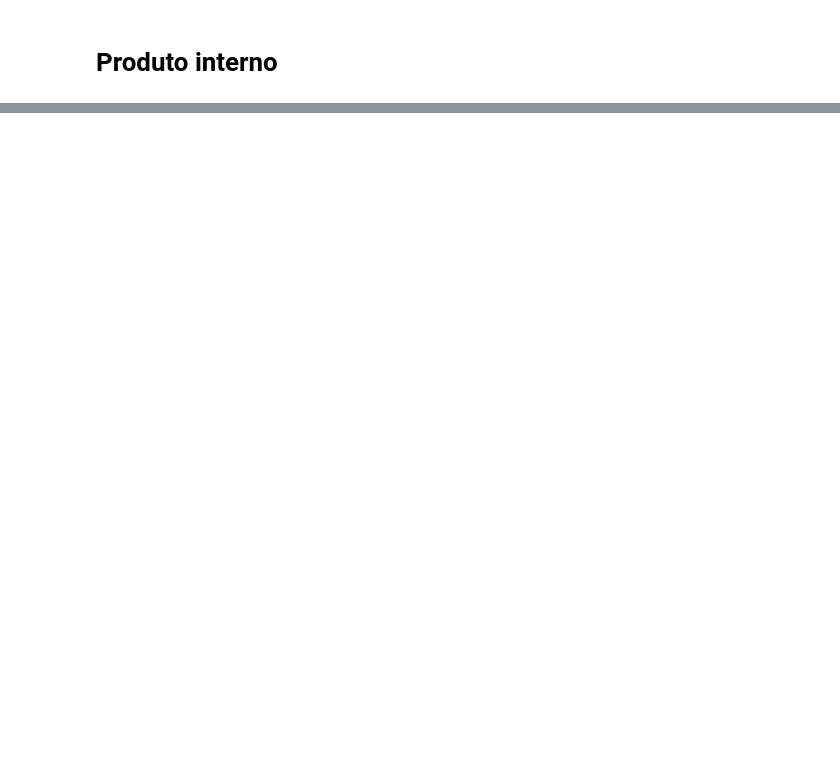
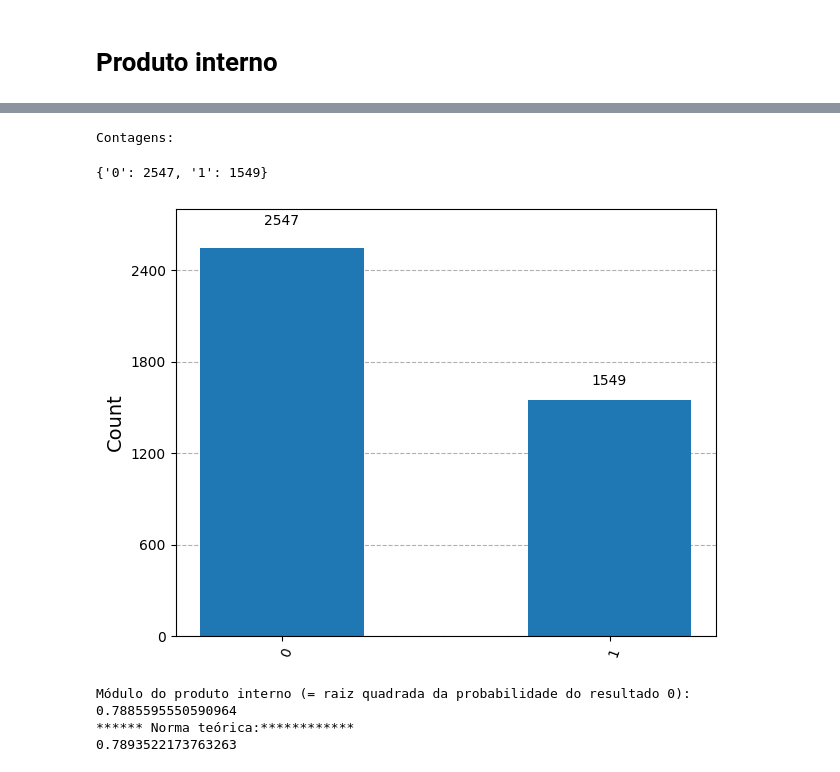
Before and after one commit to LucioFassarella/AMQ, a Jupyter notebook: Qiskit_HHL_espandido.ipynb, the cells around one changed output, grey strips where cells are left out. Drawn from its saved outputs; the diff is of its cells as text; code cells hidden in the pictures; blank space fills up the shorter version.

```diff
--- a/Qiskit_HHL_espandido.ipynb
+++ b/Qiskit_HHL_espandido.ipynb
@@ -701,0 +795,38 @@ Contagens pós-selecionadas:
+# %%
+'''
+Experimento com simulador local
+'''
+
+shots = 2**12
+
+from qiskit_aer import AerSimulator
+simulator = AerSimulator()
+
+from qiskit import transpile
+qc_transpilado = transpile(qc_produto_interno, basis_gates=['u', 'cx'], optimization_level=1)
+
+job = simulator.run(qc_transpilado, shots = shots)
+result = job.result()
+contagens = result.get_counts(qc_transpilado)
+
+print("Contagens:")
+display(contagens)
+display(plot_histogram(contagens))
+
+# Cálculo do módulo do produto interno dos vetores normalizados: probabilidade do resultado '0'
+
+norma = np.sqrt(contagens['0']/shots)
+print("Módulo do produto interno (= raiz quadrada da probabilidade do resultado 0):")
+print(norma)
+
+print("****** Norma teórica:************")
+norma_teorica = np.abs(np.dot(vetor1_normalizado, vetor2_normalizado))
+print(norma_teorica)
+# %% [output]
+Contagens:
+{'0': 2547, '1': 1549}
+[figure, added]
+Módulo do produto interno (= raiz quadrada da probabilidade do resultado 0):
+0.7885595550590964
+****** Norma teórica:************
+0.7893522173763263
```
Also changed, not shown: parts of 5 cells of this notebook.
